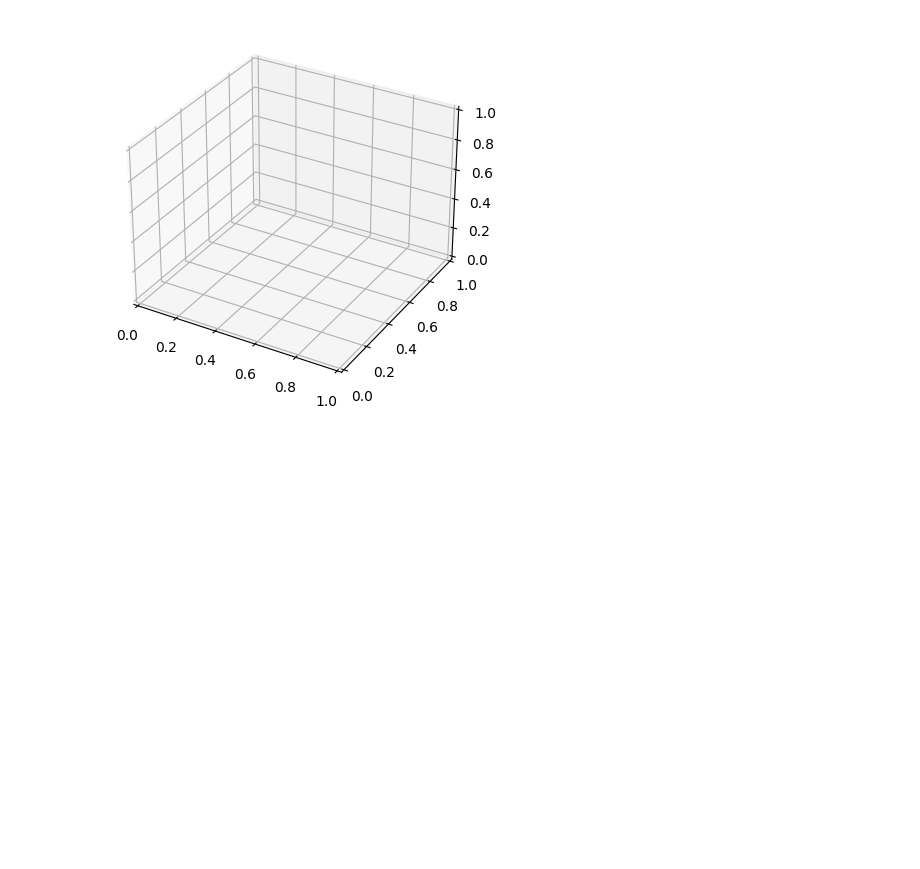
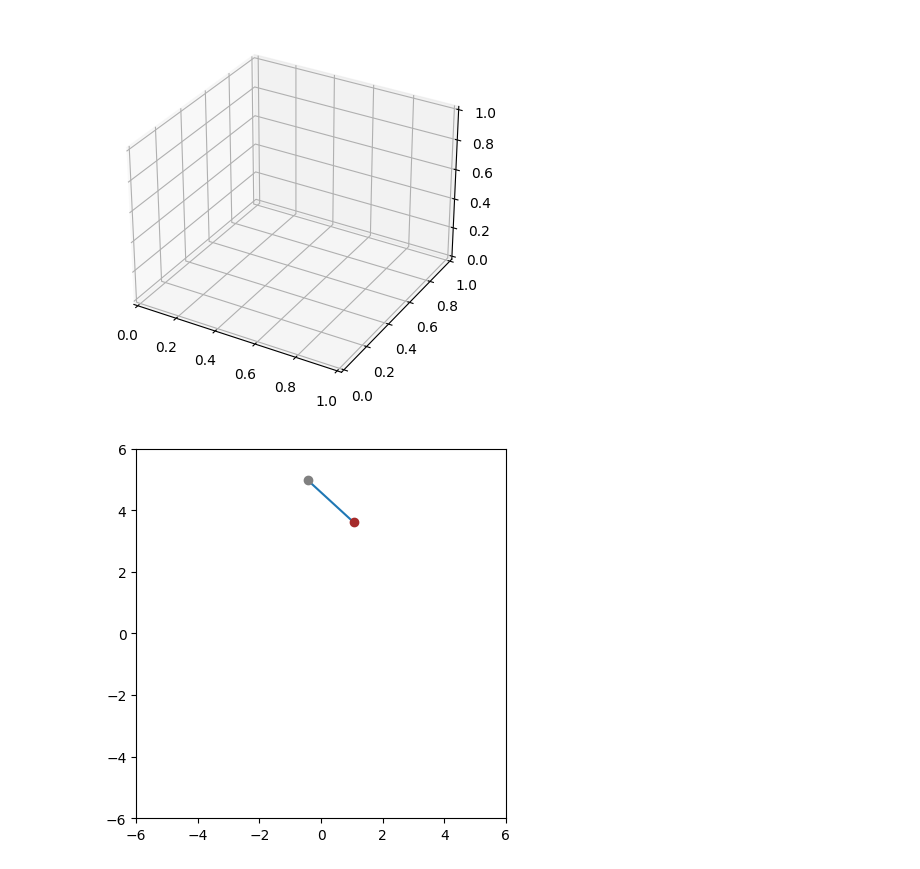
Before and after one commit to Vovochkathebest29/lab, a Jupyter notebook: Untitled5.ipynb, the cells around one changed output. Cells and saved outputs as stored; diff of their text form; code cells hidden in the pictures; blank space fills up the shorter version.

```diff
--- a/Untitled5.ipynb
+++ b/Untitled5.ipynb
@@ -55,3 +55,53 @@ plt.show()
 f = r'/content/animate_func.gif'
 writegif = animation.PillowWriter(fps=numDataPoints/6)
 line_ani.save(f, writer=writegif)
+# %%
+import math
+import numpy as np
+import matplotlib.pyplot as plt
+from matplotlib.animation import FuncAnimation
+
+# параметры задачи
+z_speed = 5  # скорость зайца
+d_speed = 5.35  # скорость собаки
+radius = 5   # радиус круглой площадки
+
+# задаем начальные координаты зайца и собаки
+z_start = (0, radius)
+d_start = (radius, 0)
+
+# функция для вычисления дистанции между двумя точками
+def distance(p1, p2):
+    return math.sqrt((p1[0]-p2[0])**2 + (p1[1]-p2[1])**2)
+
+# функция для анимации
+def animate(i):
+    # вычисляем текущие координаты зайца и собаки
+    z_angle = (i * z_speed) % 360
+    z_pos = (math.sin(math.radians(z_angle)) * radius, math.cos(math.radians(z_angle)) * radius)
+    d_pos = d_start
+
+    # если собака еще не догнала зайца
+    if distance(z_pos, d_pos) > d_speed:
+        # вычисляем угол между вектором движения собаки и вектором на зайца
+        d_angle = math.degrees(math.atan2(z_pos[1]-d_pos[1], z_pos[0]-d_pos[0]))
+        # вычисляем новые координаты собаки
+        d_pos = (d_pos[0] + math.cos(math.radians(d_angle)) * d_speed,
+                 d_pos[1] + math.sin(math.radians(d_angle)) * d_speed)
+
+    # рисуем текущее положение зайца и собаки
+    plt.cla()
+    plt.gca().set_aspect('equal', adjustable='box')
+    plt.xlim(-radius-1, radius+1)
+    plt.ylim(-radius-1, radius+1)
+    plt.plot([z_pos[0], d_pos[0]], [z_pos[1], d_pos[1]])
+    plt.plot(z_pos[0], z_pos[1], 'o', color='gray')
+    plt.plot(d_pos[0], d_pos[1], 'o', color='brown')
+
+# создаем анимацию
+fig = plt.figure()
+anim = FuncAnimation(fig, animate, frames=360//z_speed*10, interval=50)
+anim.save('погоня собаки за зайцем.mp4', fps=30, extra_args=['-vcodec', 'libx264'])
+plt.show()
+# %% [output]
+[figure, added]
```
